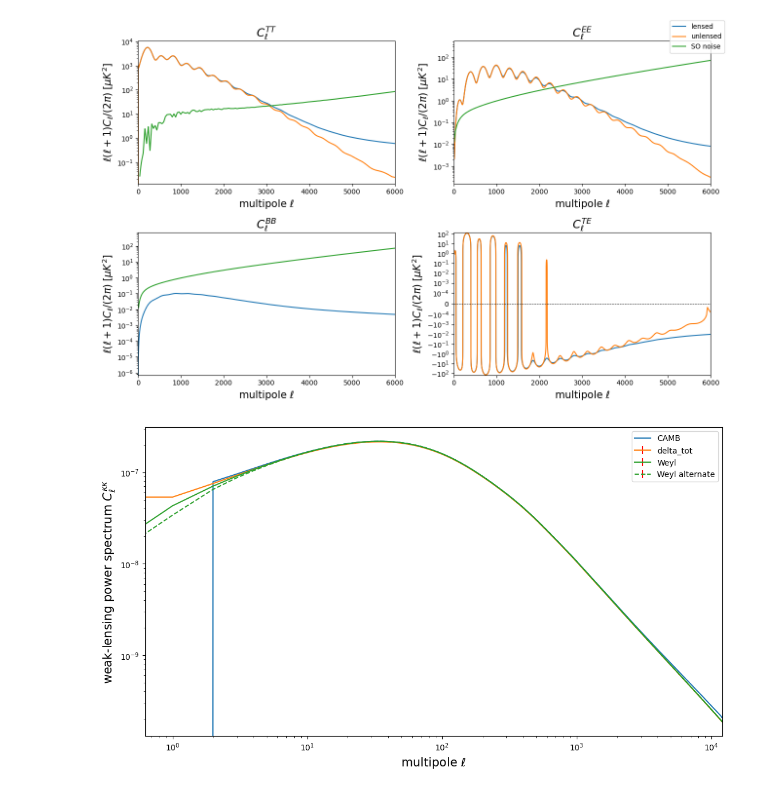
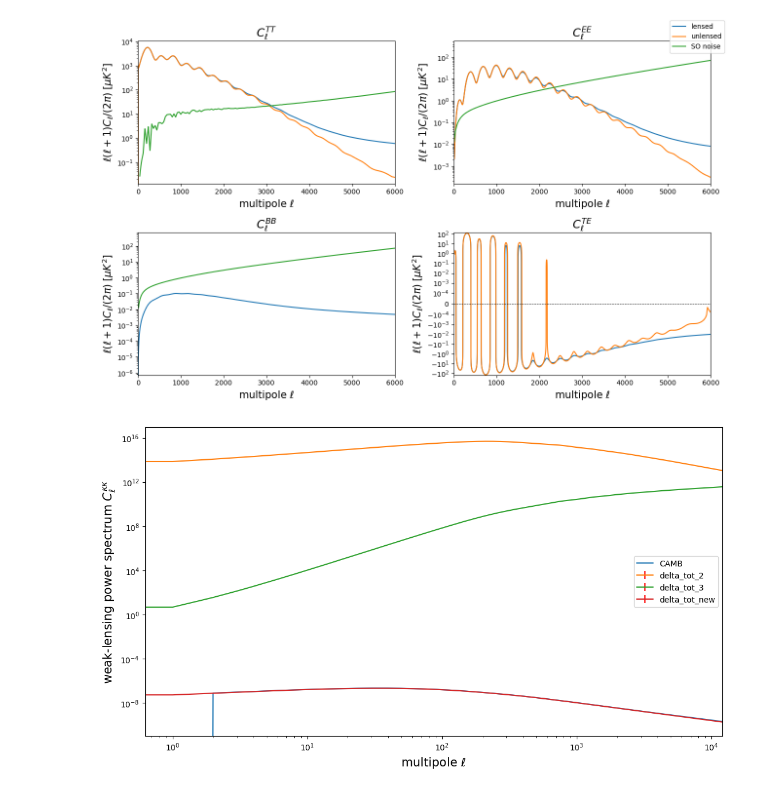
Before and after one commit to Yodo9000/baryonic-feedback-CAMB, a Jupyter notebook: plots_and_mc_progress.ipynb, the cells around one changed output. Drawn from its saved outputs; the diff is of its cells as text; code cells hidden in the pictures.

```diff
--- a/plots_and_mc_progress.ipynb
+++ b/plots_and_mc_progress.ipynb
@@ -437,39 +452,43 @@ fig.savefig(figures_folder+"fig_1")
 # %%
 # comparing integrals:
 
 ## loading saved data from files
 CMB_power_spectra = np.load(cmb_spectra_folder+'cmb_power_spectra.npy', allow_pickle=True)[()] # dictionary of (l(l+1)C_l/(2\pi), l) data, need to index with empty tuple to unpack from the 0-dim array it is put in for saving
 CMB_power_spectra_labels = ["TT", "EE", "BB", "TE"]
 CMB_power_spectra_lens_potential_labels = ["PP", "PT", "PE"]
 CMB_power_spectra_unit = "\mu K^2"
 
 integral_labels = [
-                    "delta_tot",
-                    "Weyl",
-                    #"BAHAMAS-MidAGN_delta_tot",
-                  ]
+    "delta_tot_2",
+    "delta_tot_3",
+    "delta_tot_new",
+    #"Weyl",
+    #"Weyl_new",
+    #"BAHAMAS-MidAGN_delta_tot",
+]
 
 C_kk = {label:np.loadtxt(lensing_spectra_folder+f"c_kk_{label}.txt") for label in integral_labels}
 
 #multipoles = np.arange(pars.max_l+1)
 
 fig, frame = plt.subplots(figsize=(13, 7))
 frame.plot(CMB_power_spectra["lens_potential"][:,0]*np.pi/2, label='CAMB') # need to convert from (l(l+1))**2 C_l_phi_phi/2/np.pi to C_l_kk
 [frame.errorbar(C_kk[label][:,0], C_kk[label][:,1], yerr=C_kk[label][:,2], label=label, ecolor='r') for label in integral_labels]
 #[frame.errorbar(C_kk[label][:,0], (C_kk[label][:,1]-C_kk["delta_tot"][:,1])/C_kk["delta_tot"][:,1], yerr=C_kk[label][:,2], label=label, ecolor='r') for label in integral_labels] # plot ratio
 
-# plot alternate version of delta_tot, with less(?) approximation
-l = C_kk["Weyl"][:,0] # convenience variable for next line
-rescale_factor = (l*(l+1)/(l+0.5)**2)**2
-frame.errorbar(l, rescale_factor*C_kk["Weyl"][:,1], yerr=rescale_factor*C_kk["Weyl"][:,2], label="Weyl alternate", ecolor='r', color='C2', ls="--")
+# # plot alternate version of delta_tot, with less(?) approximation
+# l = C_kk["Weyl"][:,0] # convenience variable for next line
+# rescale_factor = (l*(l+1)/(l+0.5)**2)**2
+# frame.errorbar(l, rescale_factor*C_kk["Weyl"][:,1], yerr=rescale_factor*C_kk["Weyl"][:,2], label="Weyl alternate", ecolor='r', color='C2', ls="--")
 
 frame.set_ylabel("weak-lensing power spectrum $C_\ell^{\kappa\kappa}$", fontsize=15)
 frame.set_xlabel(x_label_multipole)
 frame.set_xscale('log')
 #frame.set_yscale('symlog', linthresh=1e-6)
 frame.set_yscale('log')
 frame.set_xlim(0, 12050)
 frame.legend()
-fig.savefig(figures_folder+f'clkk_integral_comparison') # legend can move slightly in the saved image
+fig.savefig(figures_folder+f'clkk_integral_comparison', bbox_inches='tight') # 'tight' stops the legend from moving when the image is saved
+fig.savefig(figures_folder+f'clkk_integral_comparison', format='pdf', bbox_inches='tight')
 # %% [output]
-[figure, old version]
+[figure, new version]
```
Also changed, not shown: parts of 9 cells of this notebook, 1 other file.
